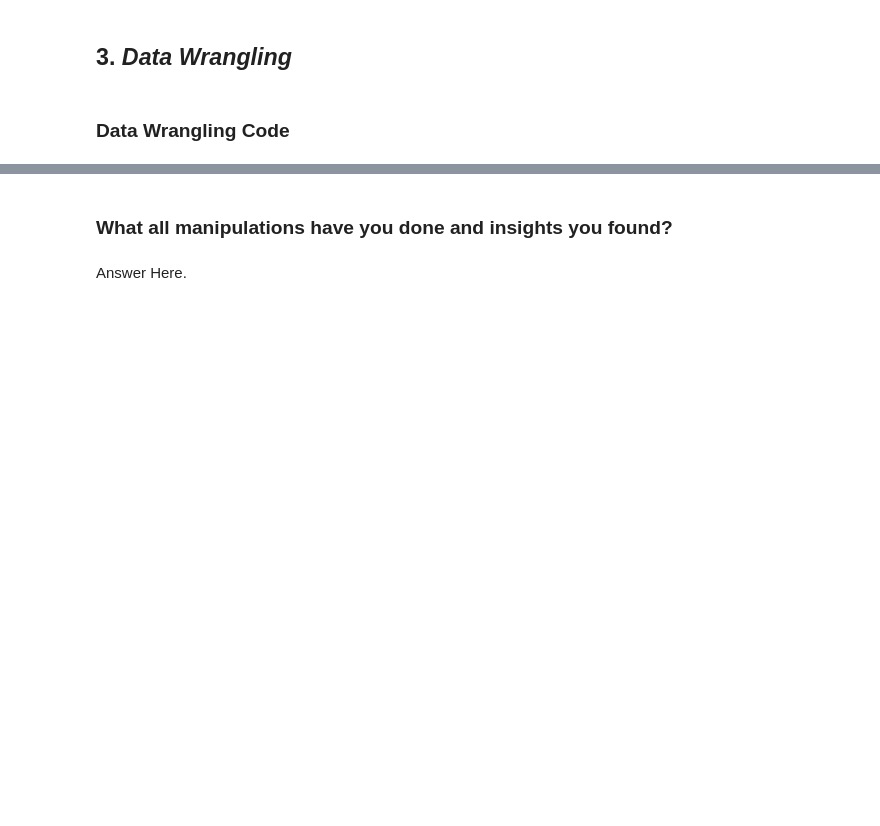
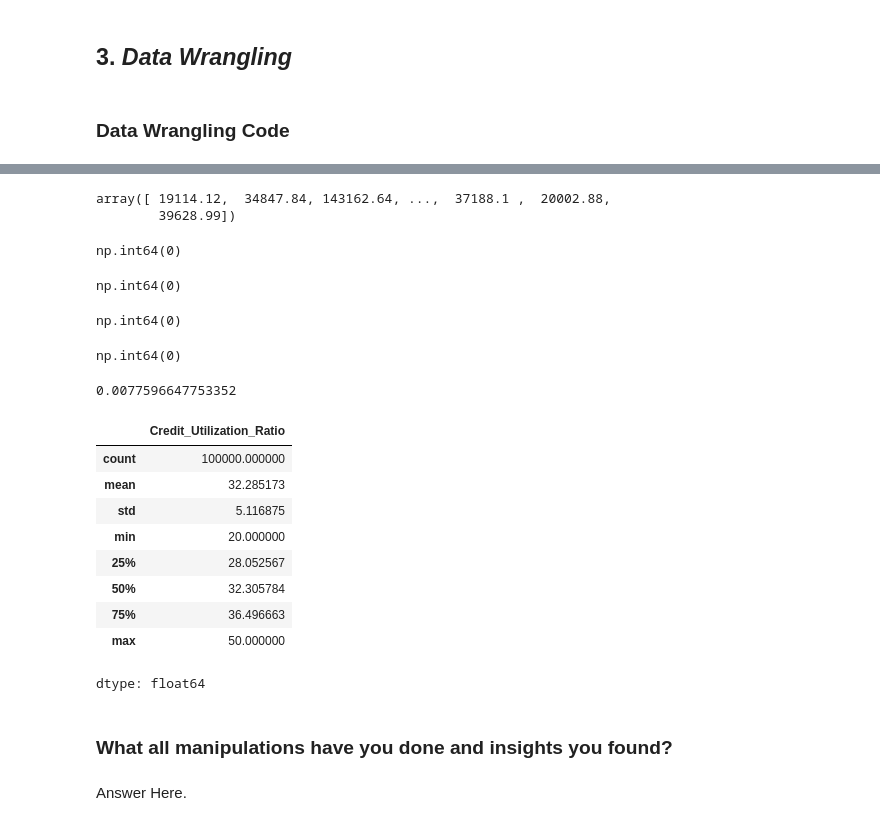
Before and after one commit to Shuvam-2000/Paisa-Bazar-Bank-Fraud-Analysis, a Jupyter notebook: Paisa_Bazar_Bank_Fraud_Analysis.ipynb, the cells around one changed output, grey strips where cells are left out. Cells and saved outputs as stored; diff of their text form; code cells hidden in the pictures; blank space fills up the shorter version.

```diff
--- a/Paisa_Bazar_Bank_Fraud_Analysis.ipynb
+++ b/Paisa_Bazar_Bank_Fraud_Analysis.ipynb
@@ -282,3 +437,48 @@ Credit_Score (No of Unique Values: 3)
+# %%
+# fetching the unique values in Annual Income
+data_copy['Annual_Income'].unique()
+# %% [output]
+array([ 19114.12,  34847.84, 143162.64, ...,  37188.1 ,  20002.88,
+        39628.99])
+# %%
+# Count how many rows have negative income
+(data_copy['Annual_Income'] < 0).sum()
+# %% [output]
+np.int64(0)
+# %%
+# Total count of how many rows have negative loans
+(data_copy['Num_of_Loan'] < 0).sum()
+# %% [output]
+np.int64(0)
+# %%
+# Total count of how many rows have negative Interest Rate
+(data_copy['Interest_Rate'] < 0).sum()
+# %% [output]
+np.int64(0)
+# %%
+# total count of negative values for monthly balance
+(data_copy['Monthly_Balance'] < 0).sum()
+# %% [output]
+np.int64(0)
+# %%
+# fetch minimum values for monthly balance
+data_copy['Monthly_Balance'].min()
+# %% [output]
+0.0077596647753352
+# %%
+# checking the credit utilization ration for value excedding above 100
+data_copy['Credit_Utilization_Ratio'].describe()
+# %% [output]
+|  | Credit_Utilization_Ratio |
+| count | 100000.000000 |
+| mean | 32.285173 |
+| std | 5.116875 |
+| min | 20.000000 |
+| 25% | 28.052567 |
+| 50% | 32.305784 |
+| 75% | 36.496663 |
+| max | 50.000000 |
+dtype: float64
 # %% [markdown]
 ### What all manipulations have you done and insights you found?
 # %% [markdown]
```
Also changed, not shown: parts of 17 cells of this notebook.
